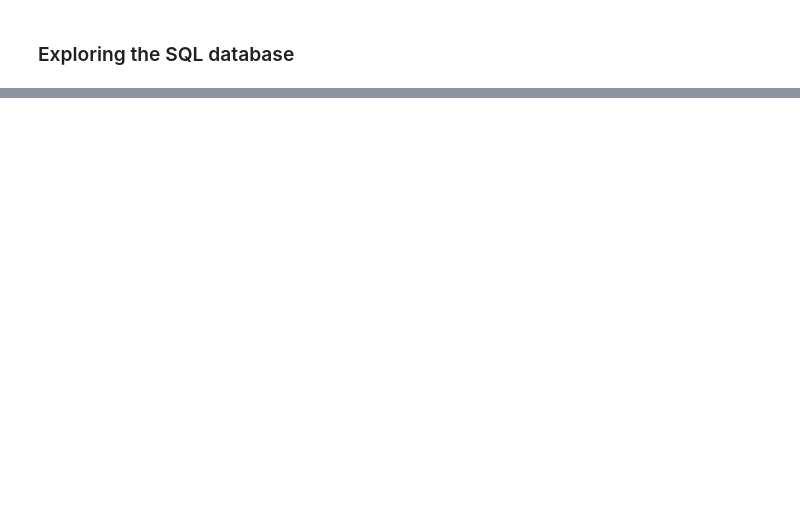
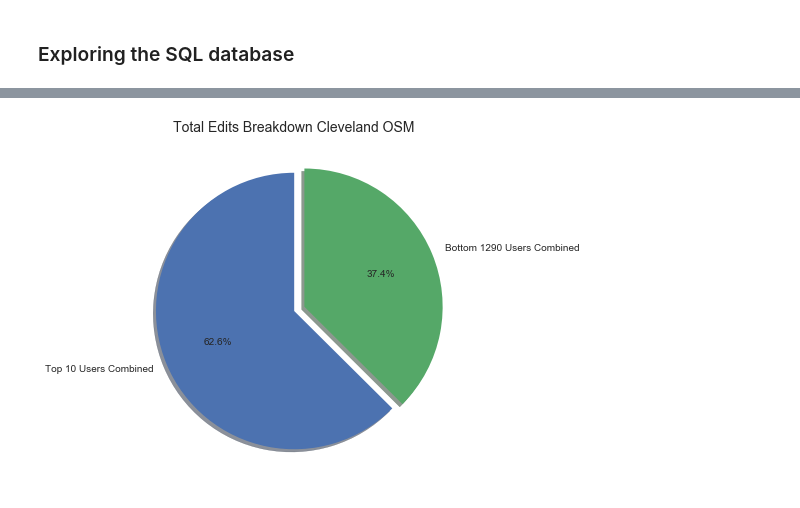
Before and after one commit to WillKoehrsen/Udacity-Data-Analyst-Nanodegree, a Jupyter notebook: Project Materials/P3 Materials/Cleveland OpenStreetMap Data Wrangling.ipynb, the cells around one changed output, grey strips where cells are left out. Saved outputs shown, nothing was run; the diff lists cells and outputs as text; code cells hidden in the pictures; blank space fills up the shorter version.

```diff
--- a/Project Materials/P3 Materials/Cleveland OpenStreetMap Data Wrangling.ipynb
+++ b/Project Materials/P3 Materials/Cleveland OpenStreetMap Data Wrangling.ipynb
@@ -224,0 +470,13 @@ does not exist
+# %%
+from pylab import *
+figure(1, figsize=(6,6))
+ax = axes([0.1, 0.1, 0.8, 0.8])
+explode = (0.00, 0.08)
+labels = ['Top 10 Users Combined', 'Bottom 1290 Users Combined']
+percents = ['62.56', '37.44']
+pie(percents, explode=explode, labels=labels,
+                autopct='%1.1f%%', shadow=True, startangle=90)
+
+title('Total Edits Breakdown Cleveland OSM', size = 14);
+# %% [output]
+[figure, added]
```
Also changed, not shown: parts of 44 cells of this notebook, 7 other files.
